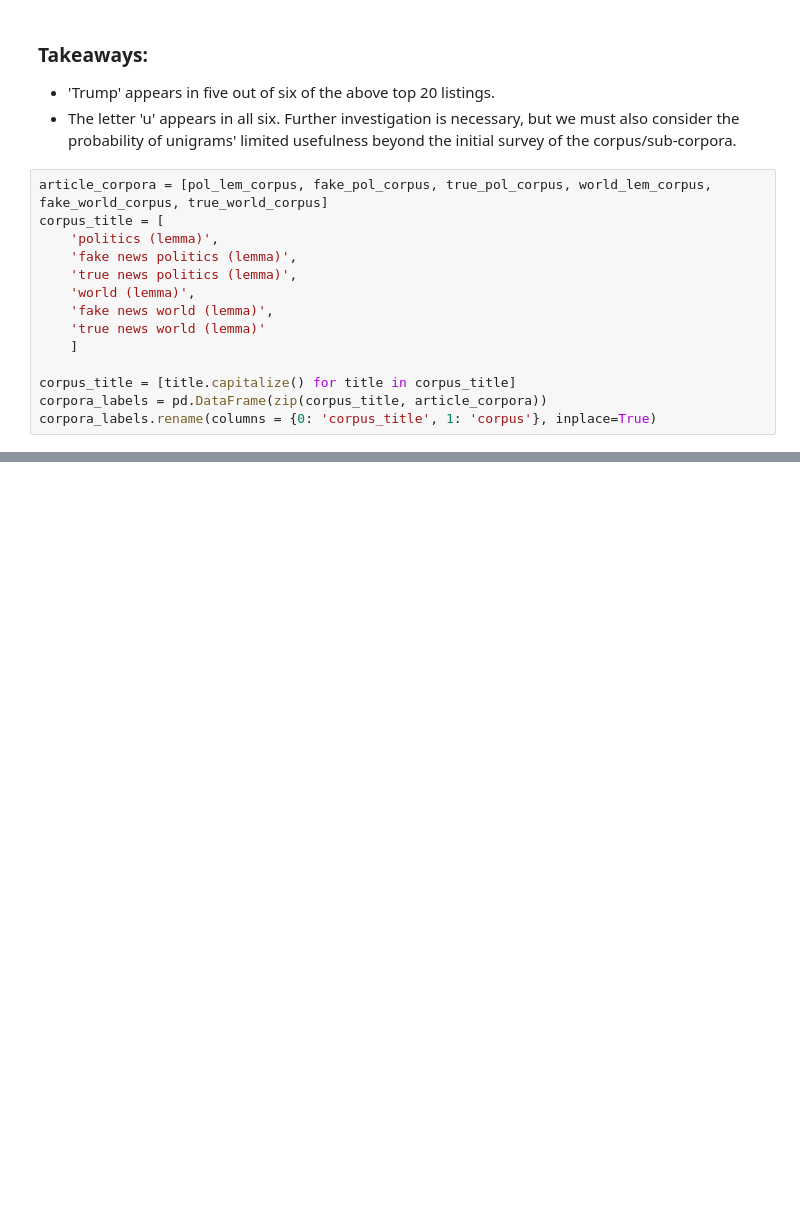
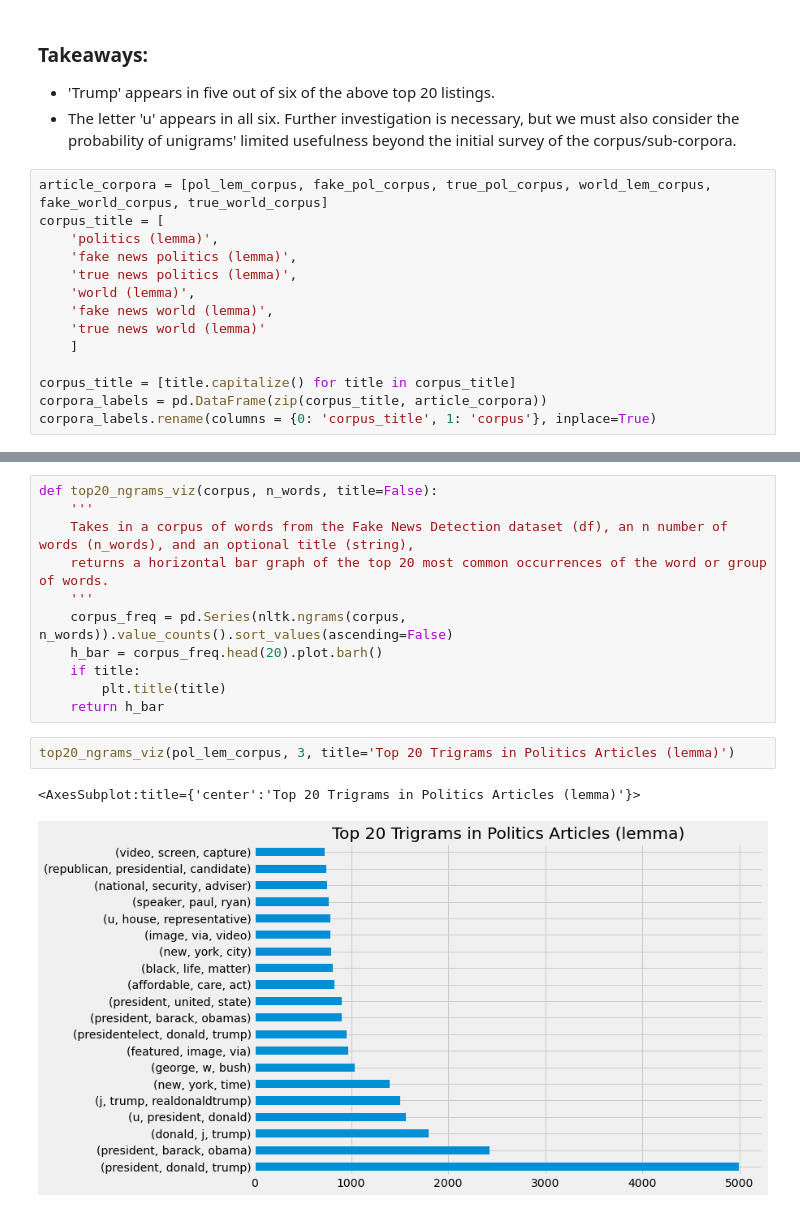
Before and after one commit to tarrencen/post_codeup_projs, a Jupyter notebook: explore.ipynb, the cells around one changed output, grey strips where cells are left out. Saved outputs shown, nothing was run; the diff lists cells and outputs as text; blank space fills up the shorter version.

```diff
--- a/explore.ipynb
+++ b/explore.ipynb
@@ -553,0 +566,16 @@ for corpus in article_corpora:
+# %%
+def top20_ngrams_viz(corpus, n_words, title=False):
+    '''
+    Takes in a corpus of words from the Fake News Detection dataset (df), an n number of words (n_words), and an optional title (string),
+    returns a horizontal bar graph of the top 20 most common occurrences of the word or group of words.
+    '''
+    corpus_freq = pd.Series(nltk.ngrams(corpus, n_words)).value_counts().sort_values(ascending=False)
+    h_bar = corpus_freq.head(20).plot.barh()
+    if title:
+        plt.title(title)
+    return h_bar
+# %%
+top20_ngrams_viz(pol_lem_corpus, 3, title='Top 20 Trigrams in Politics Articles (lemma)')
+# %% [output]
+<AxesSubplot:title={'center':'Top 20 Trigrams in Politics Articles (lemma)'}>
+[figure, added]
```
Also changed, not shown: parts of 5 cells of this notebook.
